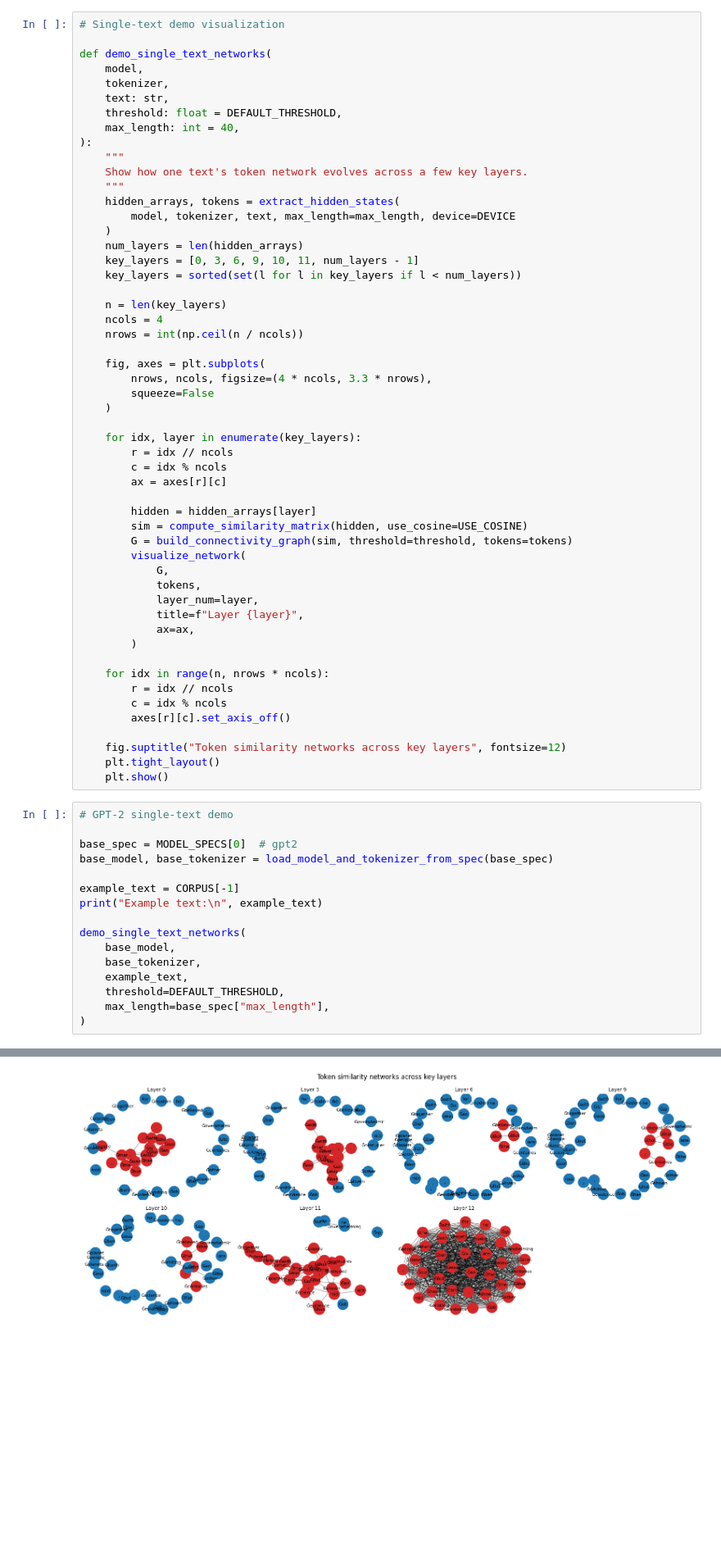
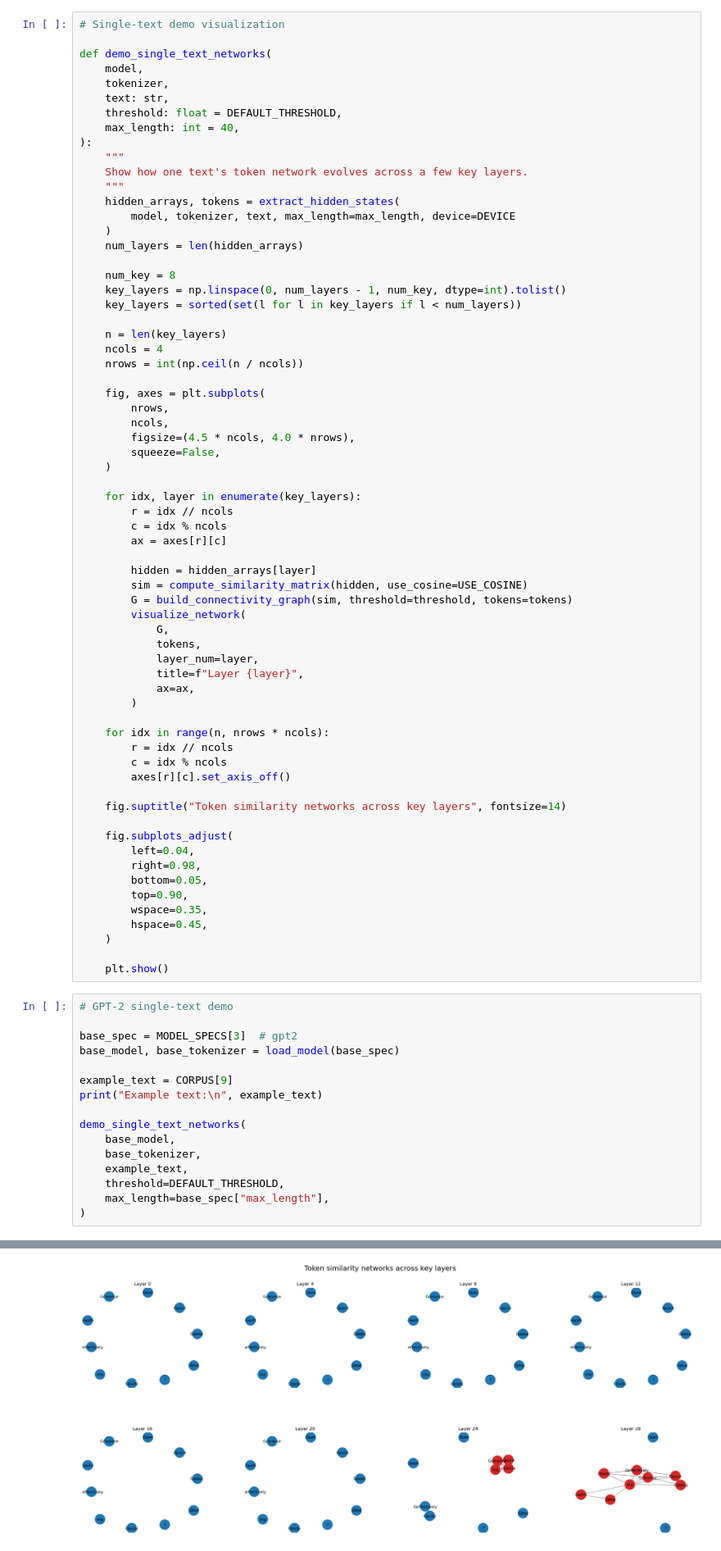
Before and after one commit to Joyuri1022/Cloud_Network_Group2, a Jupyter notebook: model_comparison_clean.ipynb, the cells around one changed output, grey strips where cells are left out. Shown at 82% size. Saved outputs shown, nothing was run; the diff lists cells and outputs as text; blank space fills up the shorter version.

Commit message:
update plots

```diff
--- a/model_comparison_clean.ipynb
+++ b/model_comparison_clean.ipynb
@@ -398,7 +600,9 @@ def demo_single_text_networks(
         model, tokenizer, text, max_length=max_length, device=DEVICE
     )
     num_layers = len(hidden_arrays)
-    key_layers = [0, 3, 6, 9, 10, 11, num_layers - 1]
+
+    num_key = 8
+    key_layers = np.linspace(0, num_layers - 1, num_key, dtype=int).tolist()
     key_layers = sorted(set(l for l in key_layers if l < num_layers))
 
     n = len(key_layers)
@@ -406,8 +610,10 @@ def demo_single_text_networks(
     nrows = int(np.ceil(n / ncols))
 
     fig, axes = plt.subplots(
-        nrows, ncols, figsize=(4 * ncols, 3.3 * nrows),
-        squeeze=False
+        nrows,
+        ncols,
+        figsize=(4.5 * ncols, 4.0 * nrows),
+        squeeze=False,
     )
 
     for idx, layer in enumerate(key_layers):
@@ -431,16 +637,25 @@ def demo_single_text_networks(
         c = idx % ncols
         axes[r][c].set_axis_off()
 
-    fig.suptitle("Token similarity networks across key layers", fontsize=12)
-    plt.tight_layout()
+    fig.suptitle("Token similarity networks across key layers", fontsize=14)
+
+    fig.subplots_adjust(
+        left=0.04,
+        right=0.98,
+        bottom=0.05,
+        top=0.90,
+        wspace=0.35,
+        hspace=0.45,
+    )
+
     plt.show()
 # %%
 # GPT-2 single-text demo
 
-base_spec = MODEL_SPECS[0]  # gpt2
-base_model, base_tokenizer = load_model_and_tokenizer_from_spec(base_spec)
+base_spec = MODEL_SPECS[3]  # gpt2
+base_model, base_tokenizer = load_model(base_spec)
 
-example_text = CORPUS[-1]
+example_text = CORPUS[9]
 print("Example text:\n", example_text)
 
 demo_single_text_networks(
@@ -458,4 +672,4 @@ Example text:
-[figure, old version]
+[figure, new version]
 # %%
 # Run all models → compute aggregated stats + critical layers
 
```
Also changed, not shown: parts of 11 cells of this notebook.
